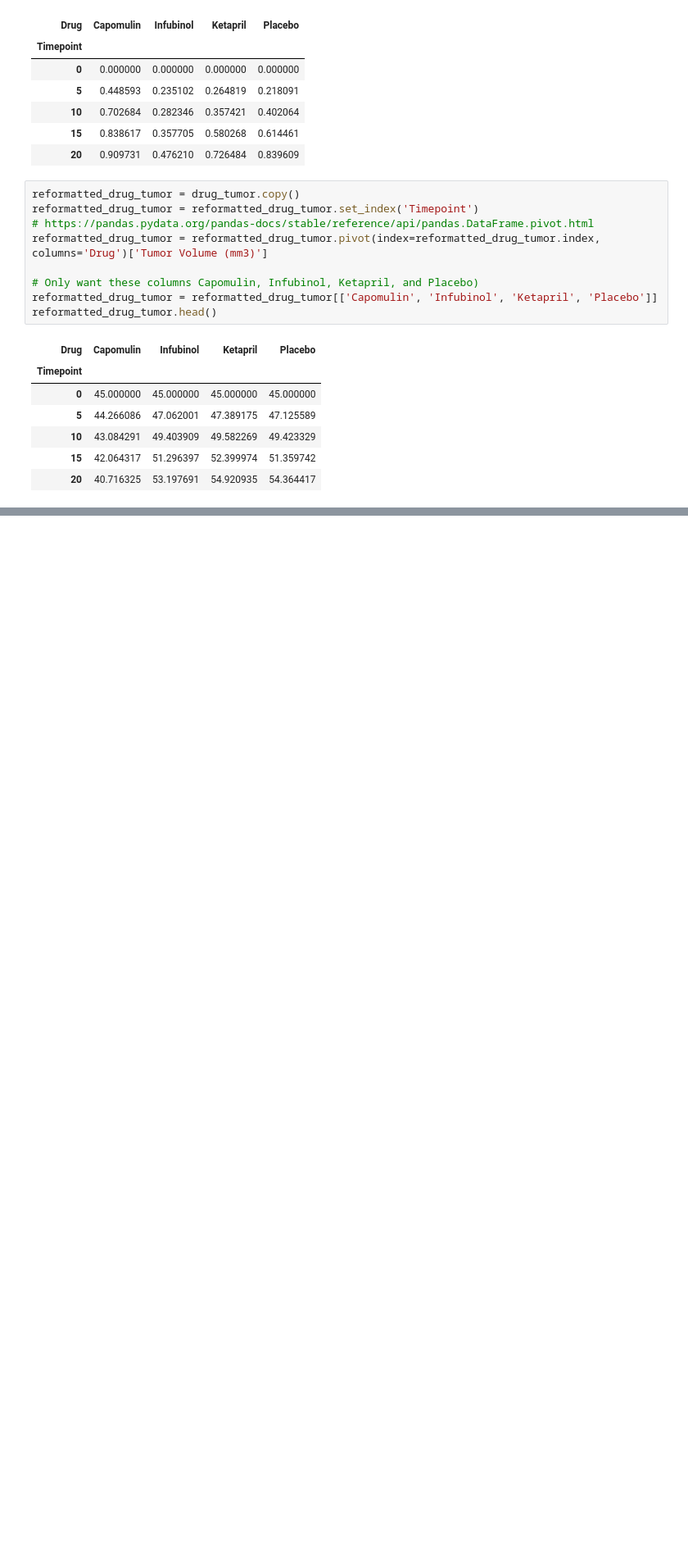
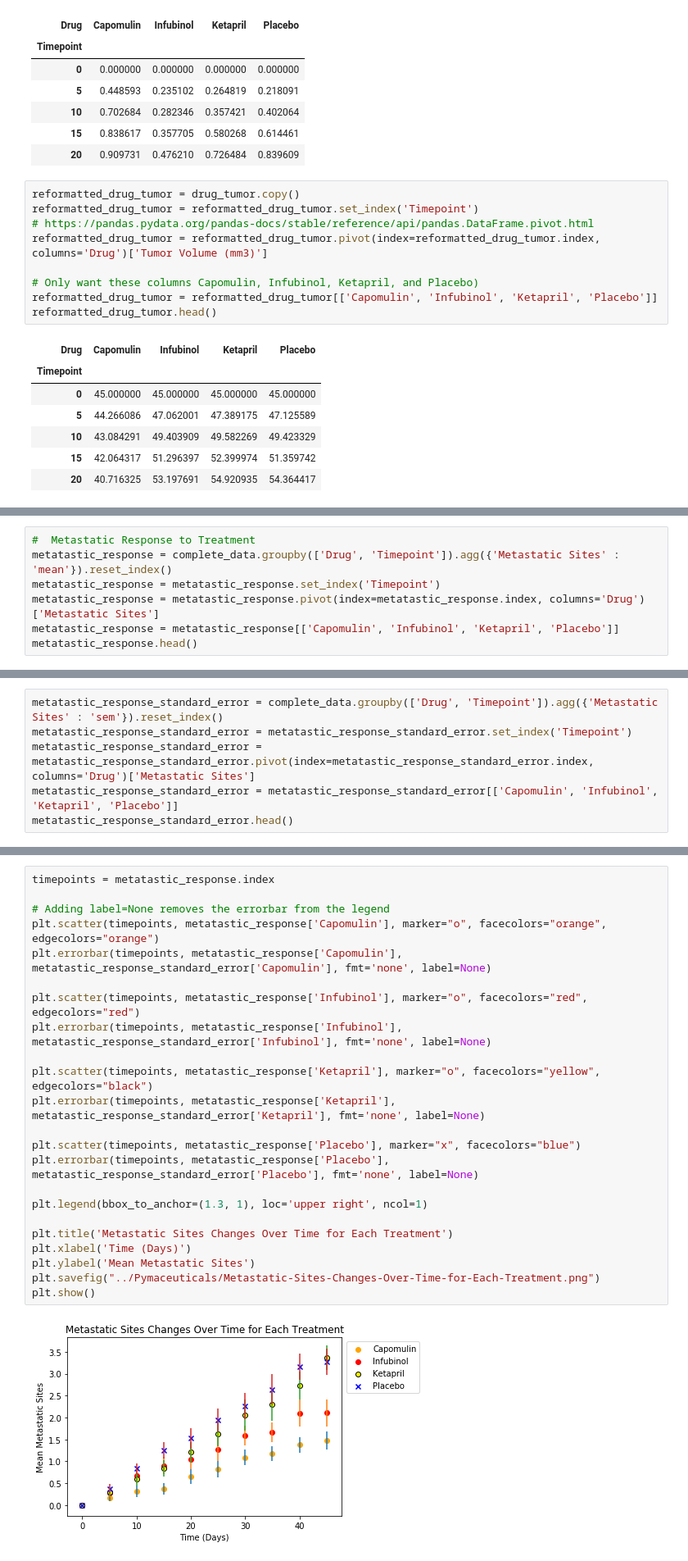
Before and after one commit to adamahrens/matplotlib-challenge, a Jupyter notebook: Pymaceuticals/Matplotlib.ipynb, the cells around one changed output, grey strips where cells are left out. Shown at 82% size. Saved outputs shown, nothing was run; the diff lists cells and outputs as text; blank space fills up the shorter version.

```diff
--- a/Pymaceuticals/Matplotlib.ipynb
+++ b/Pymaceuticals/Matplotlib.ipynb
@@ -118,0 +123,7 @@ plt.show()
+# %%
+#  Metastatic Response to Treatment
+metatastic_response = complete_data.groupby(['Drug', 'Timepoint']).agg({'Metastatic Sites' : 'mean'}).reset_index()
+metatastic_response = metatastic_response.set_index('Timepoint')
+metatastic_response = metatastic_response.pivot(index=metatastic_response.index, columns='Drug')['Metastatic Sites']
+metatastic_response = metatastic_response[['Capomulin', 'Infubinol', 'Ketapril', 'Placebo']]
+metatastic_response.head()
@@ -118,0 +138,6 @@ plt.show()
+# %%
+metatastic_response_standard_error = complete_data.groupby(['Drug', 'Timepoint']).agg({'Metastatic Sites' : 'sem'}).reset_index()
+metatastic_response_standard_error = metatastic_response_standard_error.set_index('Timepoint')
+metatastic_response_standard_error = metatastic_response_standard_error.pivot(index=metatastic_response_standard_error.index, columns='Drug')['Metastatic Sites']
+metatastic_response_standard_error = metatastic_response_standard_error[['Capomulin', 'Infubinol', 'Ketapril', 'Placebo']]
+metatastic_response_standard_error.head()
@@ -118,0 +152,25 @@ plt.show()
+# %%
+timepoints = metatastic_response.index
+
+# Adding label=None removes the errorbar from the legend
+plt.scatter(timepoints, metatastic_response['Capomulin'], marker="o", facecolors="orange", edgecolors="orange")
+plt.errorbar(timepoints, metatastic_response['Capomulin'], metatastic_response_standard_error['Capomulin'], fmt='none', label=None)
+
+plt.scatter(timepoints, metatastic_response['Infubinol'], marker="o", facecolors="red", edgecolors="red")
+plt.errorbar(timepoints, metatastic_response['Infubinol'], metatastic_response_standard_error['Infubinol'], fmt='none', label=None)
+
+plt.scatter(timepoints, metatastic_response['Ketapril'], marker="o", facecolors="yellow", edgecolors="black")
+plt.errorbar(timepoints, metatastic_response['Ketapril'], metatastic_response_standard_error['Ketapril'], fmt='none', label=None)
+
+plt.scatter(timepoints, metatastic_response['Placebo'], marker="x", facecolors="blue")
+plt.errorbar(timepoints, metatastic_response['Placebo'], metatastic_response_standard_error['Placebo'], fmt='none', label=None)
+
+plt.legend(bbox_to_anchor=(1.3, 1), loc='upper right', ncol=1)
+
+plt.title('Metastatic Sites Changes Over Time for Each Treatment')
+plt.xlabel('Time (Days)')
+plt.ylabel('Mean Metastatic Sites')
+plt.savefig("../Pymaceuticals/Metastatic-Sites-Changes-Over-Time-for-Each-Treatment.png")
+plt.show()
+# %% [output]
+[figure, added]
```
Also changed, not shown: parts of 3 cells of this notebook, 3 other files.
